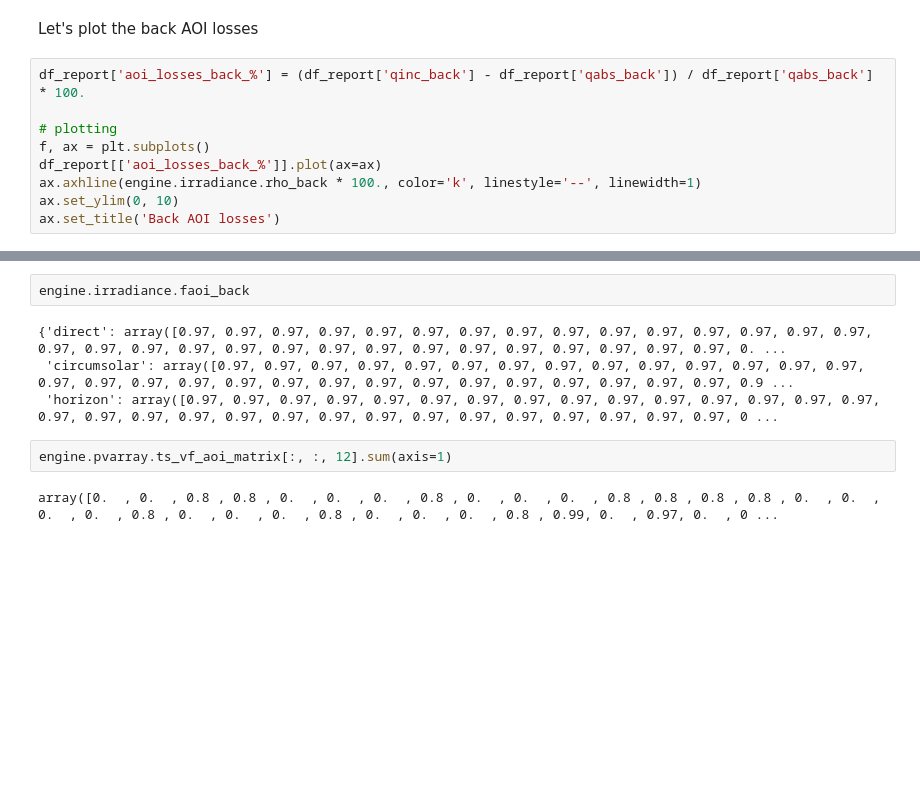
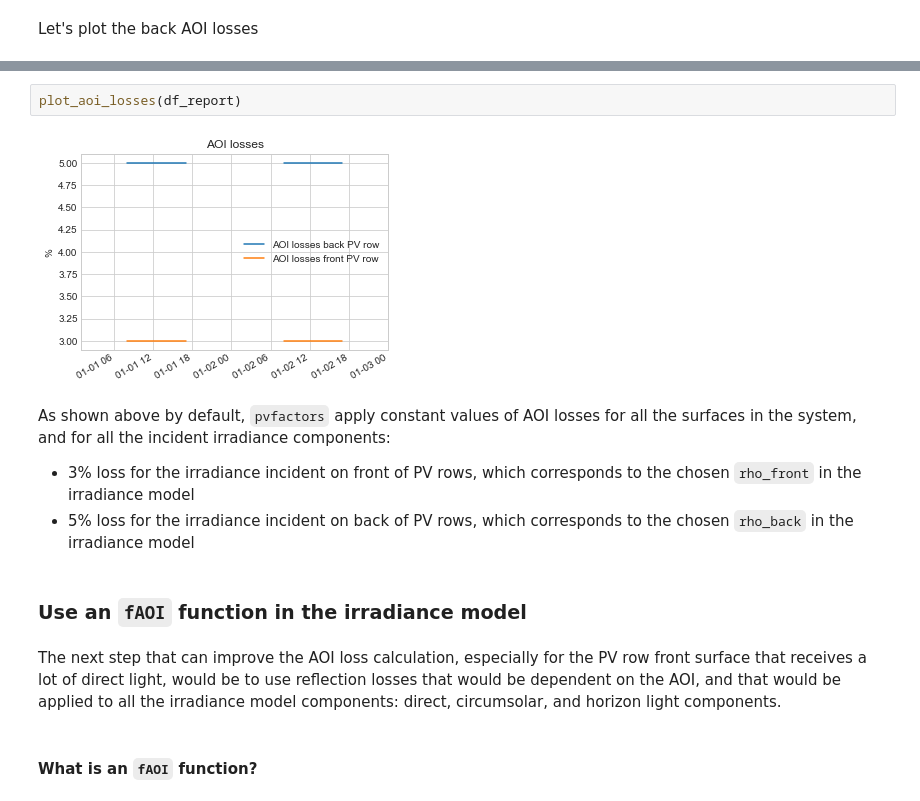
Before and after one commit to SunPower/pvfactors, a Jupyter notebook: docs/tutorials/Account_for_AOI_losses.ipynb, the cells around one changed output, grey strips where cells are left out. Cells and saved outputs as stored; diff of their text form; blank space fills up the shorter version.

```diff
--- a/docs/tutorials/Account_for_AOI_losses.ipynb
+++ b/docs/tutorials/Account_for_AOI_losses.ipynb
@@ -109,11 +145,2 @@ plt.show()
 # %% [markdown]
 Let's plot the back AOI losses
-# %%
-df_report['aoi_losses_back_%'] = (df_report['qinc_back'] - df_report['qabs_back']) / df_report['qabs_back'] * 100.
-
-# plotting
-f, ax = plt.subplots()
-df_report[['aoi_losses_back_%']].plot(ax=ax)
-ax.axhline(engine.irradiance.rho_back * 100., color='k', linestyle='--', linewidth=1)
-ax.set_ylim(0, 10)
-ax.set_title('Back AOI losses')
@@ -135,10 +147,14 @@ df_report.describe()
-# %%
-engine.irradiance.faoi_back
-# %% [output]
-{'direct': array([0.97, 0.97, 0.97, 0.97, 0.97, 0.97, 0.97, 0.97, 0.97, 0.97, 0.97, 0.97, 0.97, 0.97, 0.97, 0.97, 0.97, 0.97, 0.97, 0.97, 0.97, 0.97, 0.97, 0.97, 0.97, 0.97, 0.97, 0.97, 0.97, 0.97, 0. ...
- 'circumsolar': array([0.97, 0.97, 0.97, 0.97, 0.97, 0.97, 0.97, 0.97, 0.97, 0.97, 0.97, 0.97, 0.97, 0.97, 0.97, 0.97, 0.97, 0.97, 0.97, 0.97, 0.97, 0.97, 0.97, 0.97, 0.97, 0.97, 0.97, 0.97, 0.97, 0.9 ...
- 'horizon': array([0.97, 0.97, 0.97, 0.97, 0.97, 0.97, 0.97, 0.97, 0.97, 0.97, 0.97, 0.97, 0.97, 0.97, 0.97, 0.97, 0.97, 0.97, 0.97, 0.97, 0.97, 0.97, 0.97, 0.97, 0.97, 0.97, 0.97, 0.97, 0.97, 0.97, 0 ...
-# %%
-engine.pvarray.ts_vf_aoi_matrix[:, :, 12].sum(axis=1)
-# %% [output]
-array([0.  , 0.  , 0.8 , 0.8 , 0.  , 0.  , 0.  , 0.8 , 0.  , 0.  , 0.  , 0.8 , 0.8 , 0.8 , 0.8 , 0.  , 0.  , 0.  , 0.  , 0.8 , 0.  , 0.  , 0.  , 0.8 , 0.  , 0.  , 0.  , 0.8 , 0.99, 0.  , 0.97, 0.  , 0 ...
+# %%
+plot_aoi_losses(df_report)
+# %% [output]
+[figure, added]
+# %% [markdown]
+As shown above by default, ``pvfactors`` apply constant values of AOI losses for all the surfaces in the system, and for all the incident irradiance components:
+- 3% loss for the irradiance incident on front of PV rows, which corresponds to the chosen ``rho_front`` in the irradiance model
+- 5% loss for the irradiance incident on back of PV rows, which corresponds to the chosen ``rho_back`` in the irradiance model
+# %% [markdown]
+### Use an ``fAOI`` function in the irradiance model
+# %% [markdown]
+The next step that can improve the AOI loss calculation, especially for the PV row front surface that receives a lot of direct light, would be to use reflection losses that would be dependent on the AOI, and that would be applied to all the irradiance model components: direct, circumsolar, and horizon light components.
+# %% [markdown]
+#### What is an ``fAOI`` function?
```
Also changed, not shown: parts of 48 cells of this notebook, 1 other file.
